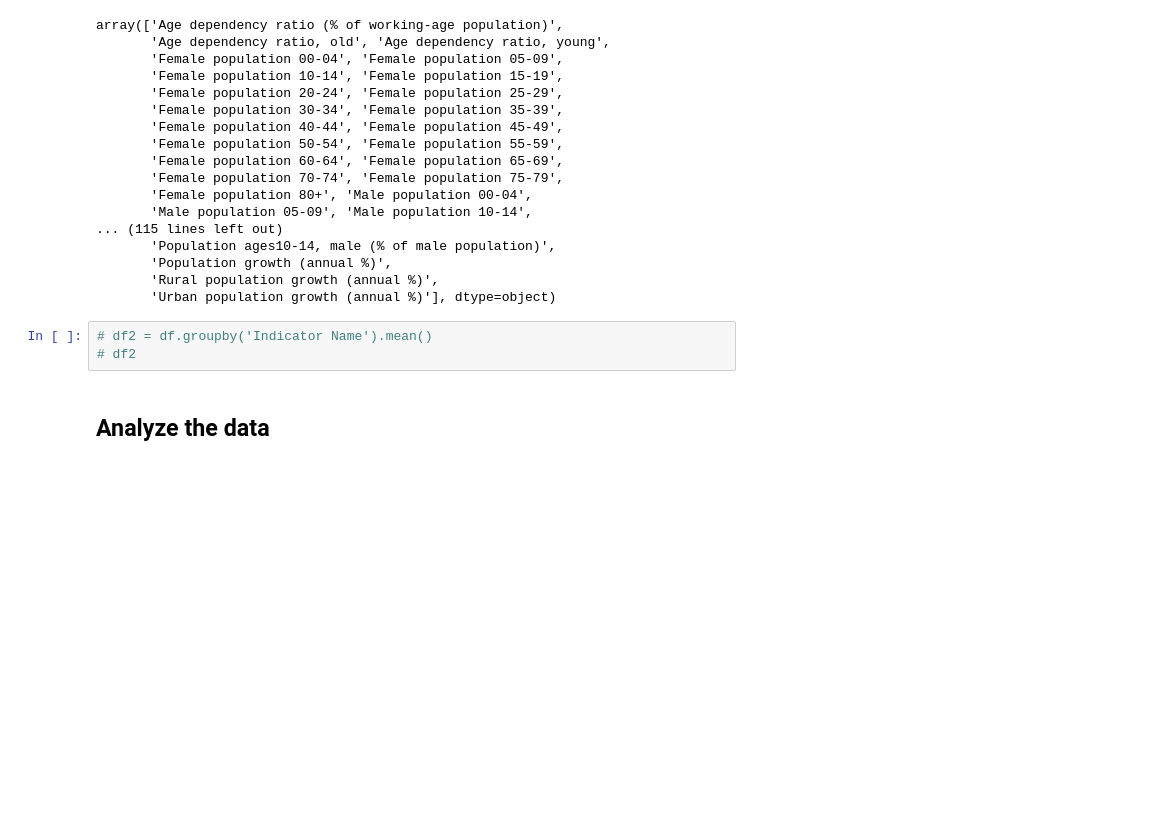
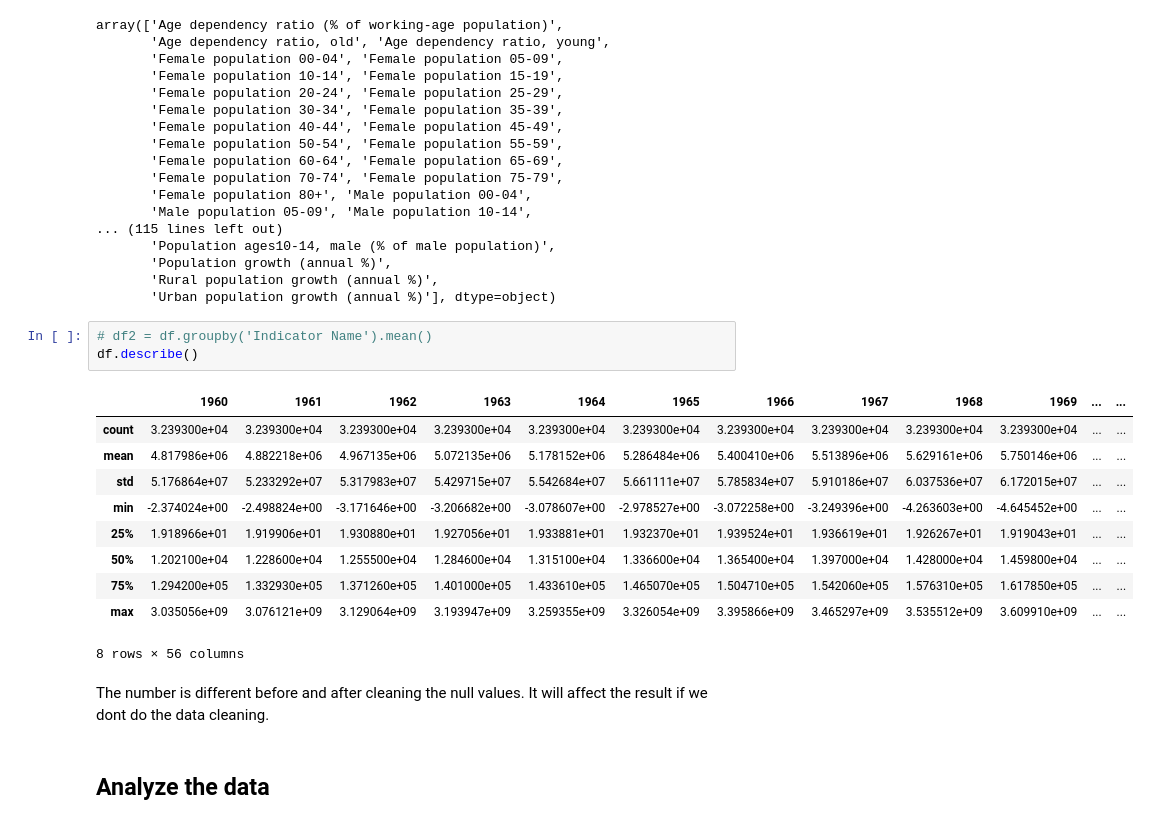
Before and after one commit to joycenhunguyen/Data_analysis_team-4, a Jupyter notebook: DataAnalysis4.ipynb, the cells around one changed output. Cells and saved outputs as stored; diff of their text form; blank space fills up the shorter version.

```diff
--- a/DataAnalysis4.ipynb
+++ b/DataAnalysis4.ipynb
@@ -108,7 +131,20 @@ array(['Age dependency ratio (% of working-age population)',
        'Urban population growth (annual %)'], dtype=object)
 # %%
 # df2 = df.groupby('Indicator Name').mean()
-# df2
+df.describe()
+# %% [output]
+|  | 1960 | 1961 | 1962 | 1963 | 1964 | 1965 | 1966 | 1967 | 1968 | 1969 | ... | ... |
+| count | 3.239300e+04 | 3.239300e+04 | 3.239300e+04 | 3.239300e+04 | 3.239300e+04 | 3.239300e+04 | 3.239300e+04 | 3.239300e+04 | 3.239300e+04 | 3.239300e+04 | ... | ... |
+| mean | 4.817986e+06 | 4.882218e+06 | 4.967135e+06 | 5.072135e+06 | 5.178152e+06 | 5.286484e+06 | 5.400410e+06 | 5.513896e+06 | 5.629161e+06 | 5.750146e+06 | ... | ... |
+| std | 5.176864e+07 | 5.233292e+07 | 5.317983e+07 | 5.429715e+07 | 5.542684e+07 | 5.661111e+07 | 5.785834e+07 | 5.910186e+07 | 6.037536e+07 | 6.172015e+07 | ... | ... |
+| min | -2.374024e+00 | -2.498824e+00 | -3.171646e+00 | -3.206682e+00 | -3.078607e+00 | -2.978527e+00 | -3.072258e+00 | -3.249396e+00 | -4.263603e+00 | -4.645452e+00 | ... | ... |
+| 25% | 1.918966e+01 | 1.919906e+01 | 1.930880e+01 | 1.927056e+01 | 1.933881e+01 | 1.932370e+01 | 1.939524e+01 | 1.936619e+01 | 1.926267e+01 | 1.919043e+01 | ... | ... |
+| 50% | 1.202100e+04 | 1.228600e+04 | 1.255500e+04 | 1.284600e+04 | 1.315100e+04 | 1.336600e+04 | 1.365400e+04 | 1.397000e+04 | 1.428000e+04 | 1.459800e+04 | ... | ... |
+| 75% | 1.294200e+05 | 1.332930e+05 | 1.371260e+05 | 1.401000e+05 | 1.433610e+05 | 1.465070e+05 | 1.504710e+05 | 1.542060e+05 | 1.576310e+05 | 1.617850e+05 | ... | ... |
+| max | 3.035056e+09 | 3.076121e+09 | 3.129064e+09 | 3.193947e+09 | 3.259355e+09 | 3.326054e+09 | 3.395866e+09 | 3.465297e+09 | 3.535512e+09 | 3.609910e+09 | ... | ... |
+8 rows × 56 columns
+# %% [markdown]
+The number is different before and after cleaning the null values. It will affect the result if we dont do the data cleaning.
 # %% [markdown]
 ## Analyze the data
 # %% [markdown]
```
Also changed, not shown: parts of 12 cells of this notebook.
